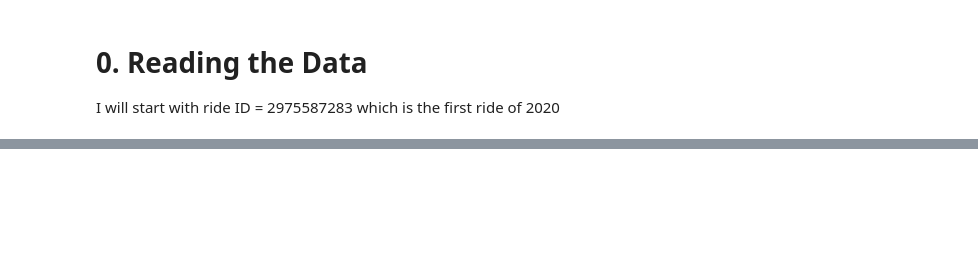
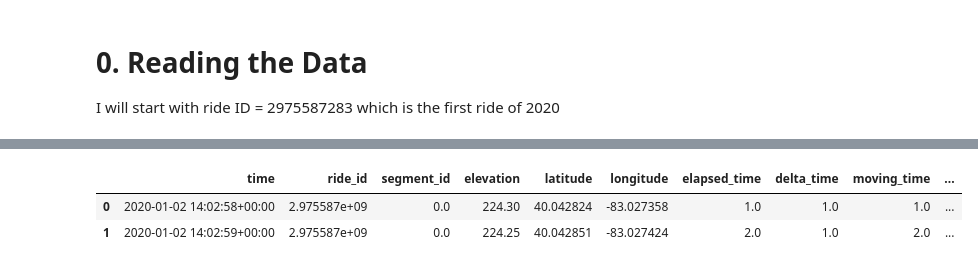
Before and after one commit to ericbauer55/strava-fitness, a Jupyter notebook: src/notebooks/3. Prototype Basic Enrichments.ipynb, the cells around one changed output, grey strips where cells are left out. Saved outputs shown, nothing was run; the diff lists cells and outputs as text; code cells hidden in the pictures; blank space fills up the shorter version.

```diff
--- a/src/notebooks/3. Prototype Basic Enrichments.ipynb
+++ b/src/notebooks/3. Prototype Basic Enrichments.ipynb
@@ -46,0 +88,6 @@ df.info()
+# %%
+df.head(2)
+# %% [output]
+|  | time | ride_id | segment_id | elevation | latitude | longitude | elapsed_time | delta_time | moving_time | ... |
+| 0 | 2020-01-02 14:02:58+00:00 | 2.975587e+09 | 0.0 | 224.30 | 40.042824 | -83.027358 | 1.0 | 1.0 | 1.0 | ... |
+| 1 | 2020-01-02 14:02:59+00:00 | 2.975587e+09 | 0.0 | 224.25 | 40.042851 | -83.027424 | 2.0 | 1.0 | 2.0 | ... |
```
Also changed, not shown: parts of 9 cells of this notebook.
